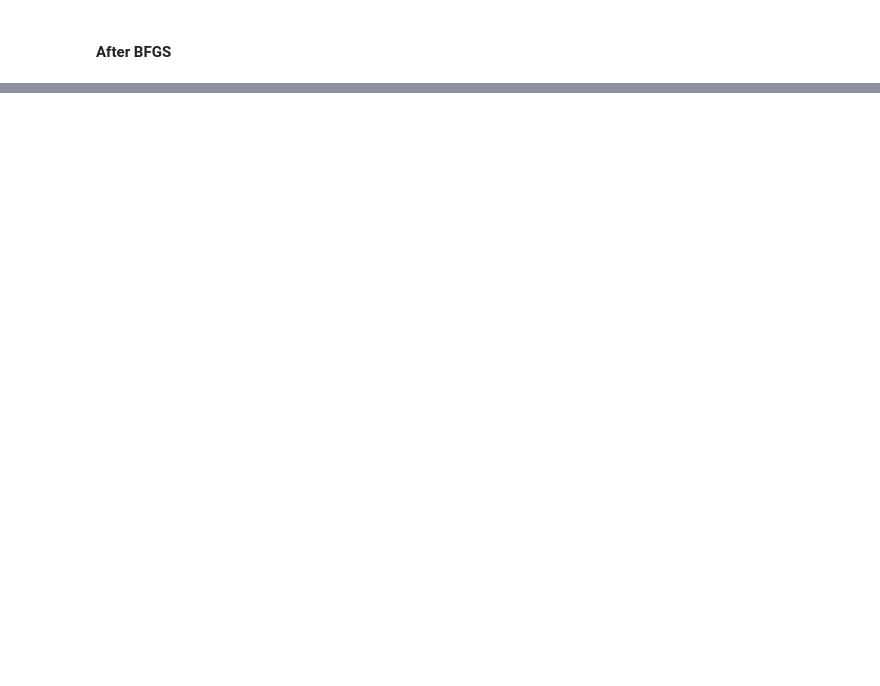
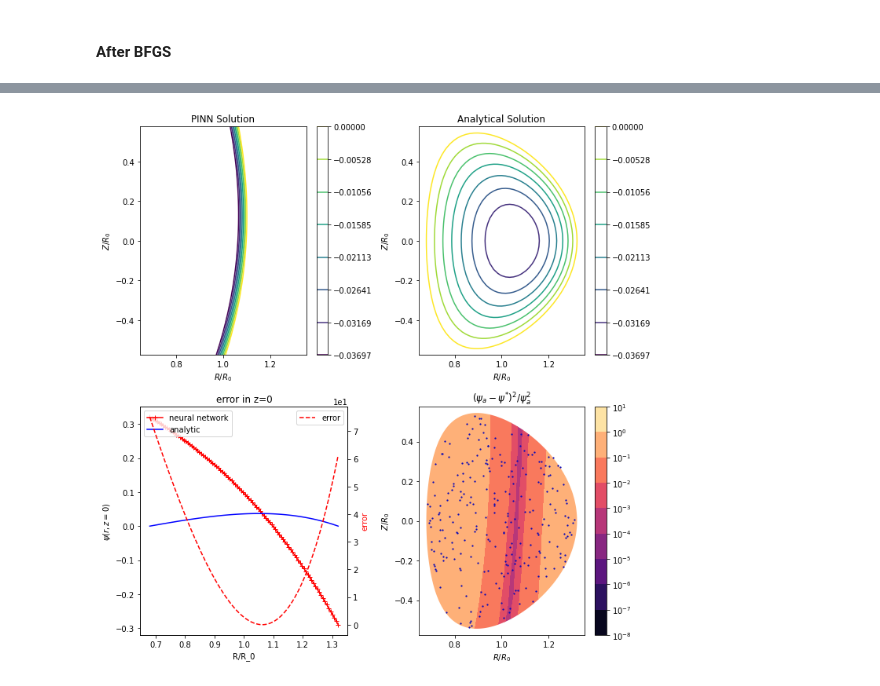
Before and after one commit to akaptano/deepxde_copy, a Jupyter notebook: gs-2d-surrogate/general_solovev_equil_visual_hardconstraint.ipynb, the cells around one changed output, grey strips where cells are left out. Drawn from its saved outputs; the diff is of its cells as text; code cells hidden in the pictures; blank space fills up the shorter version.

```diff
--- a/gs-2d-surrogate/general_solovev_equil_visual_hardconstraint.ipynb
+++ b/gs-2d-surrogate/general_solovev_equil_visual_hardconstraint.ipynb
@@ -537,0 +241,9 @@ Predicted beta =  0.05050186311369825
+# %%
+from utils.utils import *
+ITER = GS_Linear(eps=0.32, kappa=1.7, delta=0.33)
+ITER.get_BCs(A)
+ITER.solve_coefficients()
+X_test = spatial_domain.random_points(333)
+plot_summary_figure(ITER, model, X_test, PATH)
+# %% [output]
+[figure, added]
```
Also changed, not shown: parts of 11 cells of this notebook, 1 other file.
